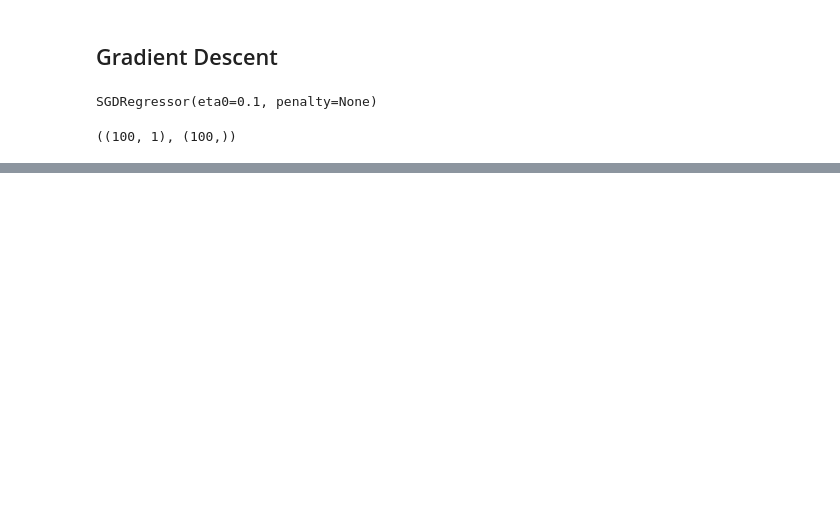
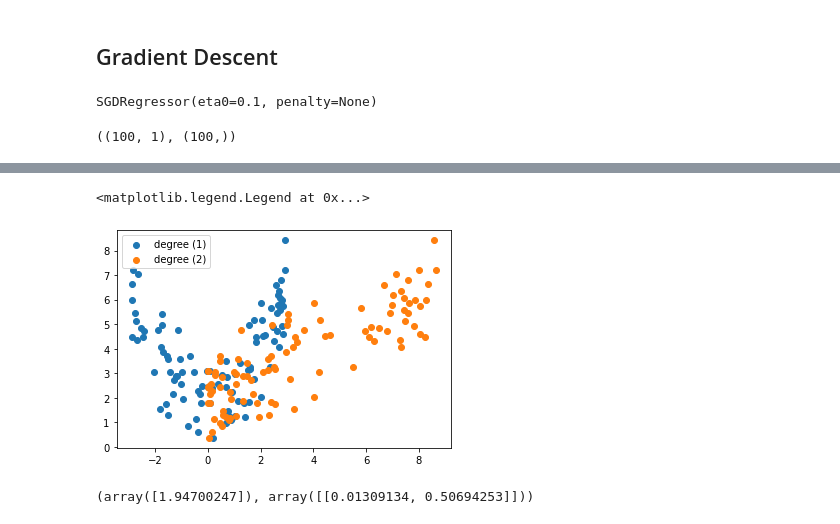
Before and after one commit to alextanhongpin/hands-on-machine-learning-with-scikit-learn, a Jupyter notebook: 04_training-models.ipynb, the cells around one changed output, grey strips where cells are left out. Saved outputs shown, nothing was run; the diff lists cells and outputs as text; code cells hidden in the pictures; blank space fills up the shorter version.

```diff
--- a/04_training-models.ipynb
+++ b/04_training-models.ipynb
@@ -78,0 +92,13 @@ plt.legend()
+# %%
+plt.scatter(X_poly[:, 0], y, label="degree (1)")
+plt.scatter(X_poly[:, 1], y, label="degree (2)")
+plt.legend()
+# %% [output]
+<matplotlib.legend.Legend at 0x...>
+[figure, added]
+# %%
+lin_reg = LinearRegression()
+lin_reg.fit(X_poly, y)
+lin_reg.intercept_, lin_reg.coef_
+# %% [output]
+(array([1.94700247]), array([[0.01309134, 0.50694253]]))
```
Also changed, not shown: parts of 16 cells of this notebook, 2 other files.
